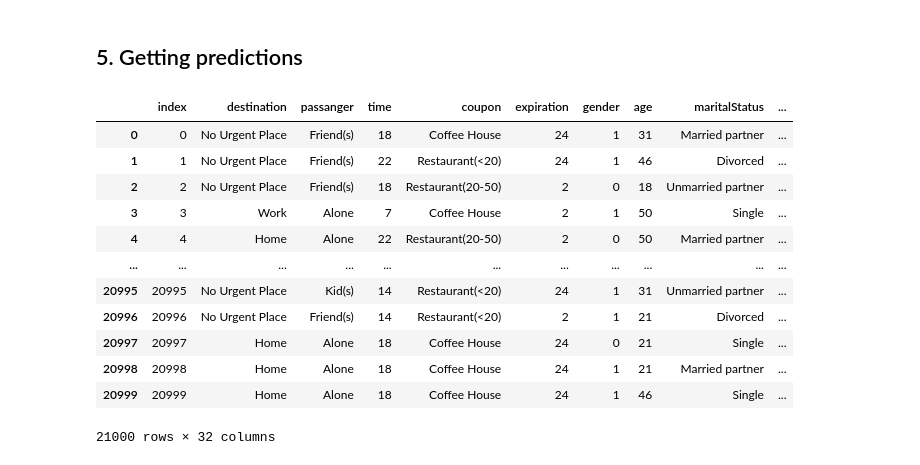
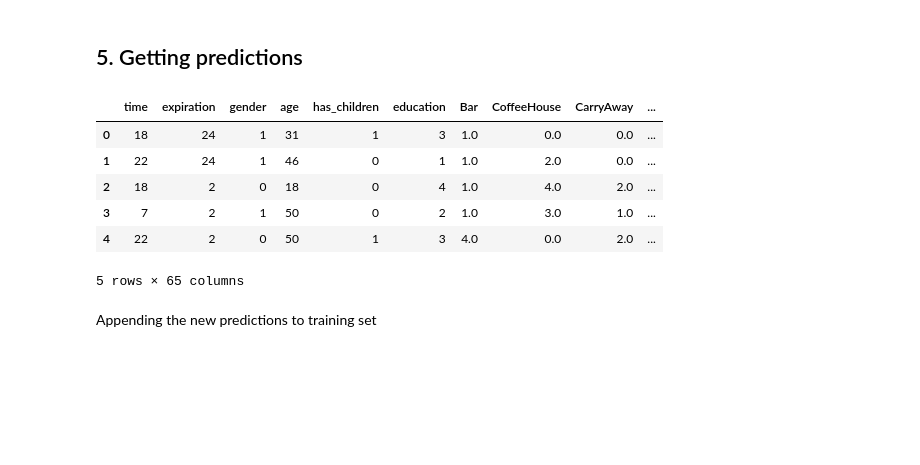
Before and after one commit to McGill-MMA-EnterpriseAnalytics/INSY695-InVehicleRecommendation_2, a Jupyter notebook: enterprise7-FinalRun.ipynb, the cells around one changed output. Saved outputs shown, nothing was run; the diff lists cells and outputs as text; code cells hidden in the pictures; blank space fills up the shorter version.

```diff
--- a/enterprise7-FinalRun.ipynb
+++ b/enterprise7-FinalRun.ipynb
@@ -222,2 +230,15 @@ print(exported_pipeline.score(testing_features, testing_response))
+# %%
+from azure.storage.blob import BlobServiceClient
+import pandas as pd
+import joblib
+
+service_client = BlobServiceClient.from_connection_string("DefaultEndpointsProtocol=https;AccountName=enterprise7storage;AccountKey=OiGkb1Y44PAU8Z51UZQcUQEC1b1zw8Vq291Syzs5wpZ1nCdN4P8N/rW+YYQUY33C/Z1avE7F1cKn+AStFoZbaw==;EndpointSuffix=core.windows.net")
+client = service_client.get_container_client("model")
+bc = client.get_blob_client(blob="enterprise_model.sav")
+data = bc.download_blob()
+with open("enterprise_model.sav", "wb") as f:
+   data.readinto(f)
+
+loaded_model = joblib.load("enterprise_model.sav")
 # %% [markdown]
 ## 5. Getting predictions
@@ -227,16 +244,0 @@ final_df['Predictions'] = results
-# %%
-final_df
-# %% [output]
-|  | index | destination | passanger | time | coupon | expiration | gender | age | maritalStatus | ... |
-| 0 | 0 | No Urgent Place | Friend(s) | 18 | Coffee House | 24 | 1 | 31 | Married partner | ... |
-| 1 | 1 | No Urgent Place | Friend(s) | 22 | Restaurant(<20) | 24 | 1 | 46 | Divorced | ... |
-| 2 | 2 | No Urgent Place | Friend(s) | 18 | Restaurant(20-50) | 2 | 0 | 18 | Unmarried partner | ... |
-| 3 | 3 | Work | Alone | 7 | Coffee House | 2 | 1 | 50 | Single | ... |
-| 4 | 4 | Home | Alone | 22 | Restaurant(20-50) | 2 | 0 | 50 | Married partner | ... |
-| ... | ... | ... | ... | ... | ... | ... | ... | ... | ... | ... |
-| 20995 | 20995 | No Urgent Place | Kid(s) | 14 | Restaurant(<20) | 24 | 1 | 31 | Unmarried partner | ... |
-| 20996 | 20996 | No Urgent Place | Friend(s) | 14 | Restaurant(<20) | 2 | 1 | 21 | Divorced | ... |
-| 20997 | 20997 | Home | Alone | 18 | Coffee House | 24 | 0 | 21 | Single | ... |
-| 20998 | 20998 | Home | Alone | 18 | Coffee House | 24 | 1 | 21 | Married partner | ... |
-| 20999 | 20999 | Home | Alone | 18 | Coffee House | 24 | 1 | 46 | Single | ... |
-21000 rows × 32 columns
@@ -244,0 +245,18 @@ final_df.to_csv('Final_predictions.csv')
+# %%
+result = loaded_model.score(testing_features, testing_response)
+
+pred = list(loaded_model.predict(testing_features))
+# %%
+testing_features_preds = testing_features.copy()
+testing_features_preds['Predictions'] = pred
+testing_features_preds.head()
+# %% [output]
+|  | time | expiration | gender | age | has_children | education | Bar | CoffeeHouse | CarryAway | ... |
+| 0 | 18 | 24 | 1 | 31 | 1 | 3 | 1.0 | 0.0 | 0.0 | ... |
+| 1 | 22 | 24 | 1 | 46 | 0 | 1 | 1.0 | 2.0 | 0.0 | ... |
+| 2 | 18 | 2 | 0 | 18 | 0 | 4 | 1.0 | 4.0 | 2.0 | ... |
+| 3 | 7 | 2 | 1 | 50 | 0 | 2 | 1.0 | 3.0 | 1.0 | ... |
+| 4 | 22 | 2 | 0 | 50 | 1 | 3 | 4.0 | 0.0 | 2.0 | ... |
+5 rows × 65 columns
+# %% [markdown]
+Appending the new predictions to training set
```
Also changed, not shown: parts of 13 cells of this notebook.
